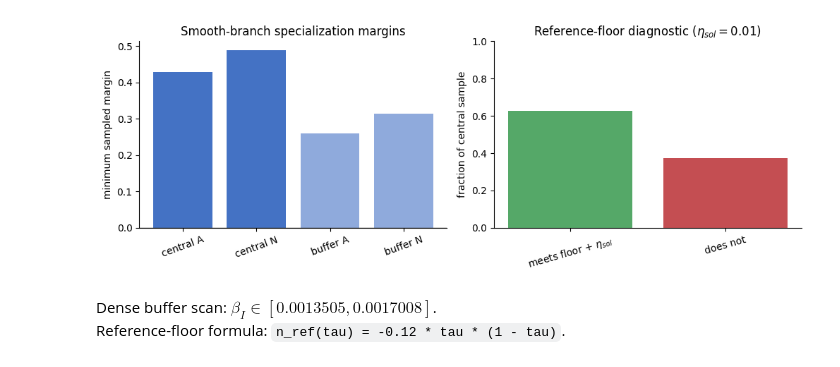
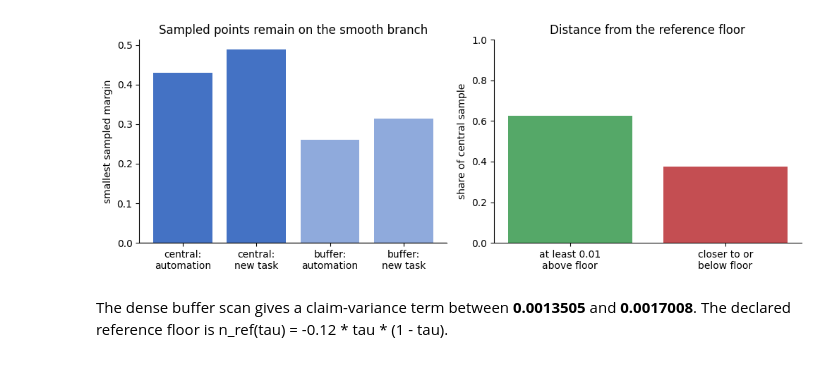
Before and after one commit to Nathan-Barnard/tai-public-finance-home, a Jupyter notebook: notebooks/04_nonlinear_ramsey_problem.ipynb, the cells around one changed output. Cells and saved outputs as stored; diff of their text form; code cells hidden in the pictures.

```diff
--- a/notebooks/04_nonlinear_ramsey_problem.ipynb
+++ b/notebooks/04_nonlinear_ramsey_problem.ipynb
@@ -126,43 +103,44 @@ support continued implementation work; they do not make the entire box viable.
 # %%
 import matplotlib.pyplot as plt
 
 minima = snapshot["sampled_minima"]
 reference = snapshot["reference_floor"]
-labels = ["central A", "central N", "buffer A", "buffer N"]
+labels = ["central:\nautomation", "central:\nnew task", "buffer:\nautomation", "buffer:\nnew task"]
 values = [
     minima["central_specialisation_automation"],
     minima["central_specialisation_new_task"],
     minima["buffer_specialisation_automation"],
     minima["buffer_specialisation_new_task"],
 ]
 
 fig, axes = plt.subplots(1, 2, figsize=(10.2, 3.8))
 axes[0].bar(labels, values, color=["#4472C4", "#4472C4", "#8FAADC", "#8FAADC"])
 axes[0].axhline(0, color="0.25", linewidth=1)
-axes[0].set_ylabel("minimum sampled margin")
-axes[0].set_title("Smooth-branch specialization margins")
-axes[0].tick_params(axis="x", rotation=20)
+axes[0].set_ylabel("smallest sampled margin")
+axes[0].set_title("Sampled points remain on the smooth branch")
 
 fraction = reference["central_fraction_meeting"]
-axes[1].bar(["meets floor + $\\eta_{sol}$", "does not"], [fraction, 1 - fraction],
-            color=["#55A868", "#C44E52"])
+axes[1].bar(
+    ["at least 0.01\nabove floor", "closer to or\nbelow floor"],
+    [fraction, 1 - fraction],
+    color=["#55A868", "#C44E52"],
+)
 axes[1].set_ylim(0, 1)
-axes[1].set_ylabel("fraction of central sample")
-axes[1].set_title(f"Reference-floor diagnostic ($\\eta_{{sol}}={reference['eta_sol']}$)")
-axes[1].tick_params(axis="x", rotation=16)
+axes[1].set_ylabel("share of central sample")
+axes[1].set_title("Distance from the reference floor")
 for ax in axes:
     ax.spines[["top", "right"]].set_visible(False)
 plt.tight_layout()
 plt.show()
 
 display(
     Markdown(
-        f"Dense buffer scan: $\\beta_I\\in[{minima['buffer_beta_I_dense_min']:.7f}, "
-        f"{minima['buffer_beta_I_dense_max']:.7f}]$.  \n"
-        f"Reference-floor formula: `{reference['formula']}`."
+        f"The dense buffer scan gives a claim-variance term between "
+        f"**{minima['buffer_beta_I_dense_min']:.7f}** and "
+        f"**{minima['buffer_beta_I_dense_max']:.7f}**. "
+        f"The declared reference floor is {reference['formula']}."
     )
 )
 # %% [output]
-[figure, old version]
+[figure, new version]
-Dense buffer scan: $\beta_I\in[0.0013505, 0.0017008]$.
-Reference-floor formula: `n_ref(tau) = -0.12 * tau * (1 - tau)`.
+The dense buffer scan gives a claim-variance term between **0.0013505** and **0.0017008**. The declared reference floor is n_ref(tau) = -0.12 * tau * (1 - tau).
```
Also changed, not shown: parts of 15 cells of this notebook, 10 other files.
